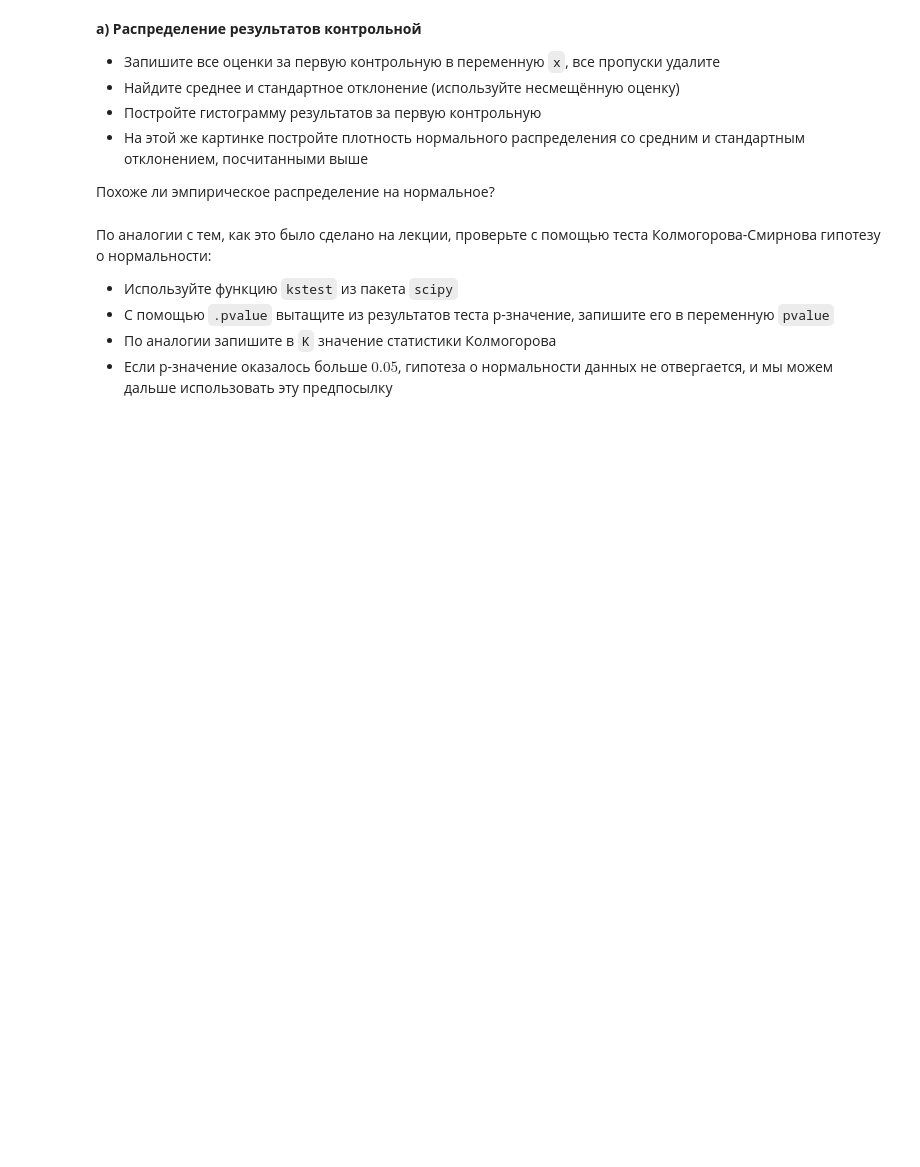
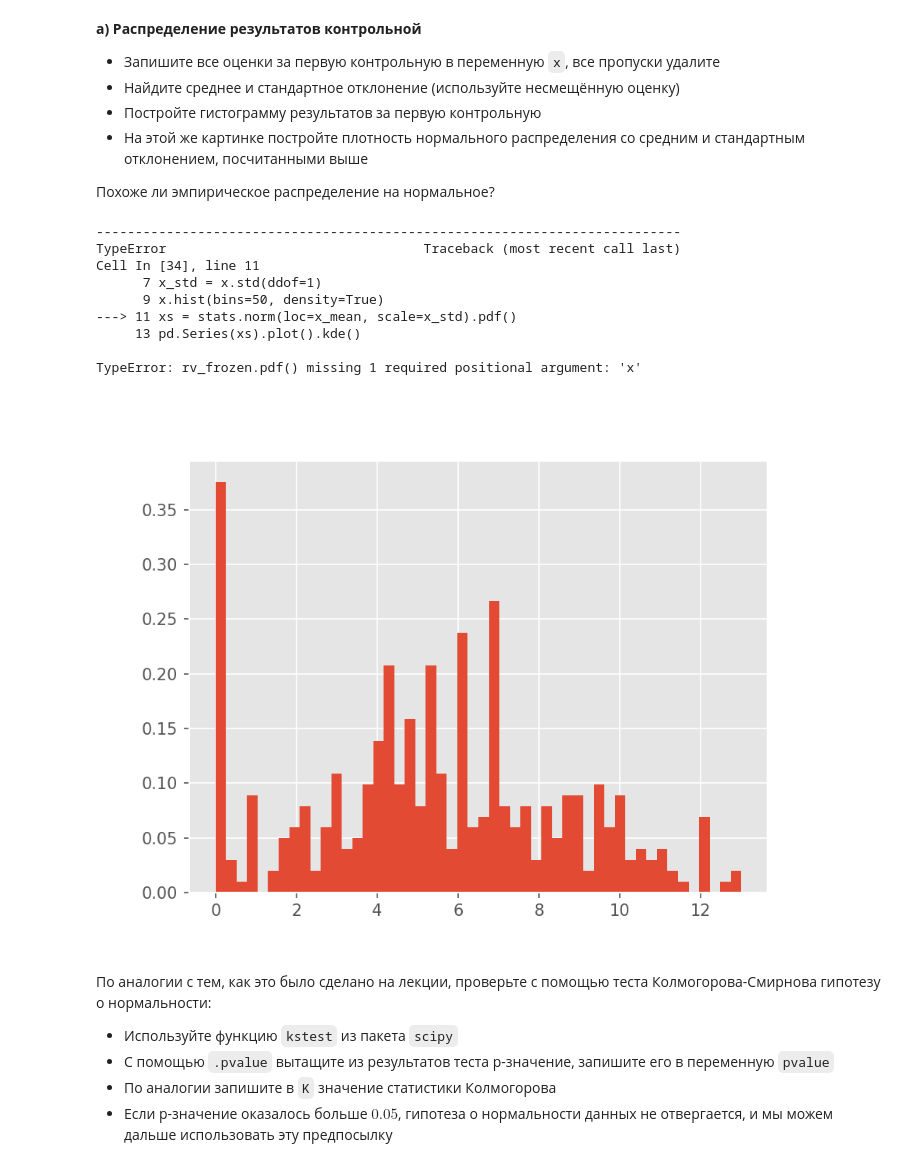
Before and after one commit to infastin/tenet, a Jupyter notebook: msmk/hw08_confidence_intervals.ipynb, the cells around one changed output. Saved outputs shown, nothing was run; the diff lists cells and outputs as text; code cells hidden in the pictures; blank space fills up the shorter version.

```diff
--- a/msmk/hw08_confidence_intervals.ipynb
+++ b/msmk/hw08_confidence_intervals.ipynb
@@ -40,13 +49,28 @@ __а) Распределение результатов контрольной__
 # %%
 ### ╰( ͡° ͜ʖ ͡° )つ▬▬ι═══════  bzzzzzzzzzz
 # will the code be with you
 
-x = ...
+x = df["k1"]
 
-x_mean = ...
-x_std = ...
+x_mean = x.mean()
+x_std = x.std(ddof=1)
+
+x.hist(bins=50, density=True)
+
+xs = stats.norm(loc=x_mean, scale=x_std)
 
 # your code here
+# %% [output]
+---------------------------------------------------------------------------
+TypeError                                 Traceback (most recent call last)
+Cell In [34], line 11
+      7 x_std = x.std(ddof=1)
+      9 x.hist(bins=50, density=True)
+---> 11 xs = stats.norm(loc=x_mean, scale=x_std).pdf()
+     13 pd.Series(xs).plot().kde()
+
+TypeError: rv_frozen.pdf() missing 1 required positional argument: 'x'
+[figure, added]
 # %%
 # проверка, что среднее и стандартное откланение посчитаны корректно
 assert np.abs(x_mean - 5.4478149100) < 1e-5
```
Also changed, not shown: parts of 9 cells of this notebook, 1 other file.
